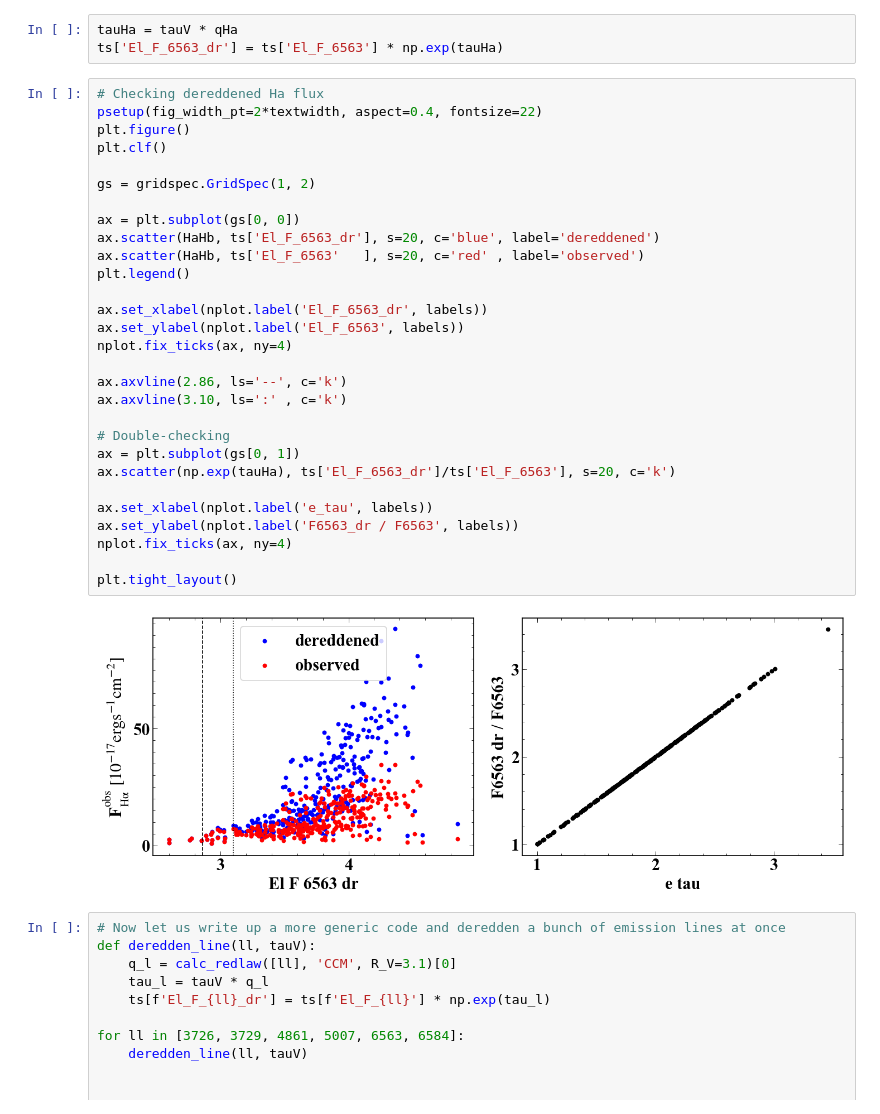
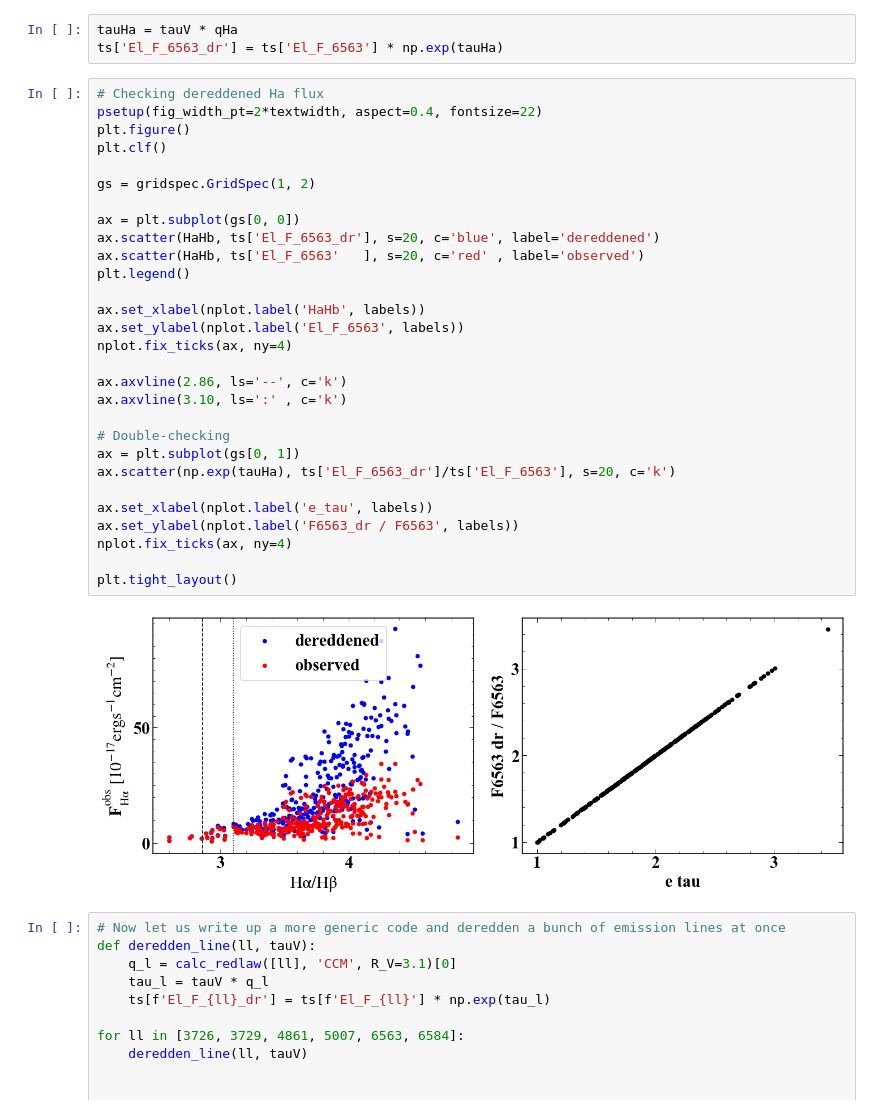
Before and after one commit to nvasari/SIGNALS2020_dust, a Jupyter notebook: 2_dustscreen_emlines.ipynb, the cells around one changed output. Drawn from its saved outputs; the diff is of its cells as text.

```diff
--- a/2_dustscreen_emlines.ipynb
+++ b/2_dustscreen_emlines.ipynb
@@ -263,34 +266,34 @@ ts['El_F_6563_dr'] = ts['El_F_6563'] * np.exp(tauHa)
 # %%
 # Checking dereddened Ha flux
 psetup(fig_width_pt=2*textwidth, aspect=0.4, fontsize=22)
 plt.figure()
 plt.clf()
 
 gs = gridspec.GridSpec(1, 2)
 
 ax = plt.subplot(gs[0, 0])
 ax.scatter(HaHb, ts['El_F_6563_dr'], s=20, c='blue', label='dereddened')
 ax.scatter(HaHb, ts['El_F_6563'   ], s=20, c='red' , label='observed')
 plt.legend()
 
-ax.set_xlabel(nplot.label('El_F_6563_dr', labels))
+ax.set_xlabel(nplot.label('HaHb', labels))
 ax.set_ylabel(nplot.label('El_F_6563', labels))
 nplot.fix_ticks(ax, ny=4)
 
 ax.axvline(2.86, ls='--', c='k')
 ax.axvline(3.10, ls=':' , c='k')
 
 # Double-checking
 ax = plt.subplot(gs[0, 1])
 ax.scatter(np.exp(tauHa), ts['El_F_6563_dr']/ts['El_F_6563'], s=20, c='k')
 
 ax.set_xlabel(nplot.label('e_tau', labels))
 ax.set_ylabel(nplot.label('F6563_dr / F6563', labels))
 nplot.fix_ticks(ax, ny=4)
 
 plt.tight_layout()
 # %% [output]
-[figure, old version]
+[figure, new version]
 # %%
 # Now let us write up a more generic code and deredden a bunch of emission lines at once
 def deredden_line(ll, tauV):
```
Also changed, not shown: parts of 1 cell of this notebook.
